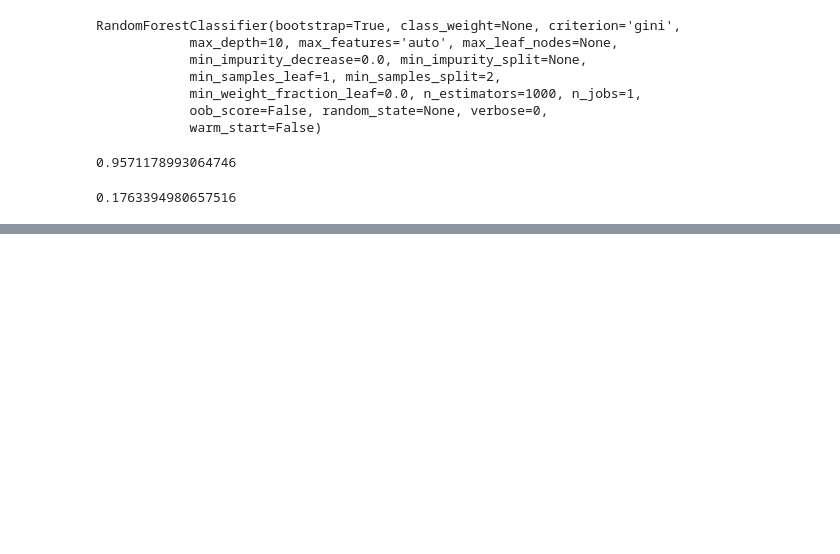
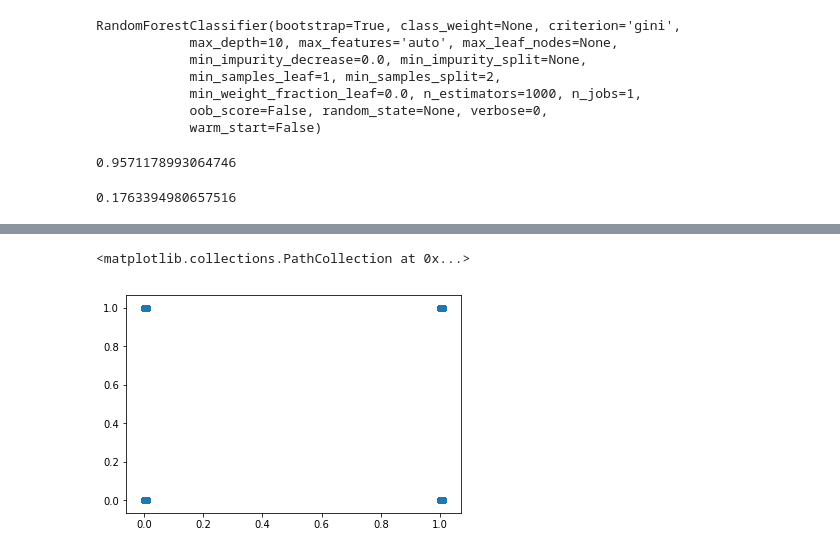
Before and after one commit to elizabethguy86/Email_Fraud_2019, a Jupyter notebook: EmailFraudDetection.ipynb, the cells around one changed output, grey strips where cells are left out. Saved outputs shown, nothing was run; the diff lists cells and outputs as text; code cells hidden in the pictures; blank space fills up the shorter version.

```diff
--- a/EmailFraudDetection.ipynb
+++ b/EmailFraudDetection.ipynb
@@ -192,0 +219,5 @@ log_loss(y_test2, preds2)
+# %%
+plt.scatter(chrome, y.values)
+# %% [output]
+<matplotlib.collections.PathCollection at 0x...>
+[figure, added]
```
Also changed, not shown: parts of 7 cells of this notebook.
